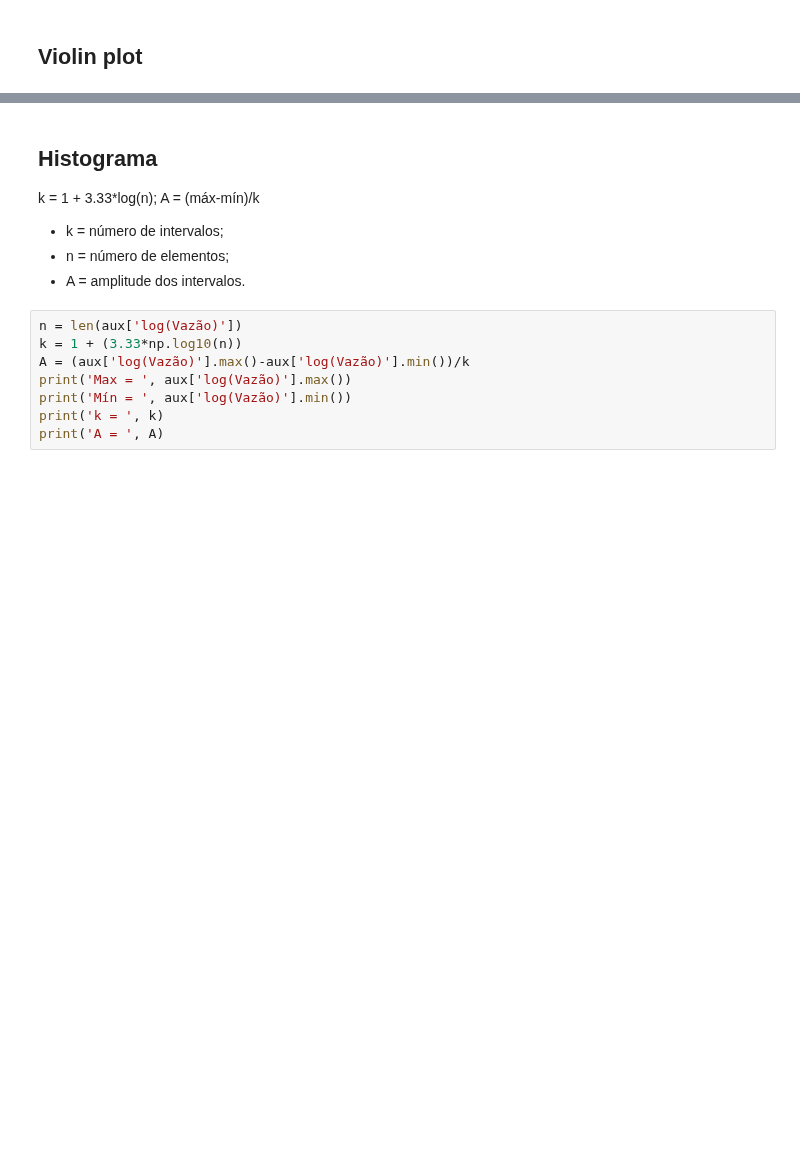
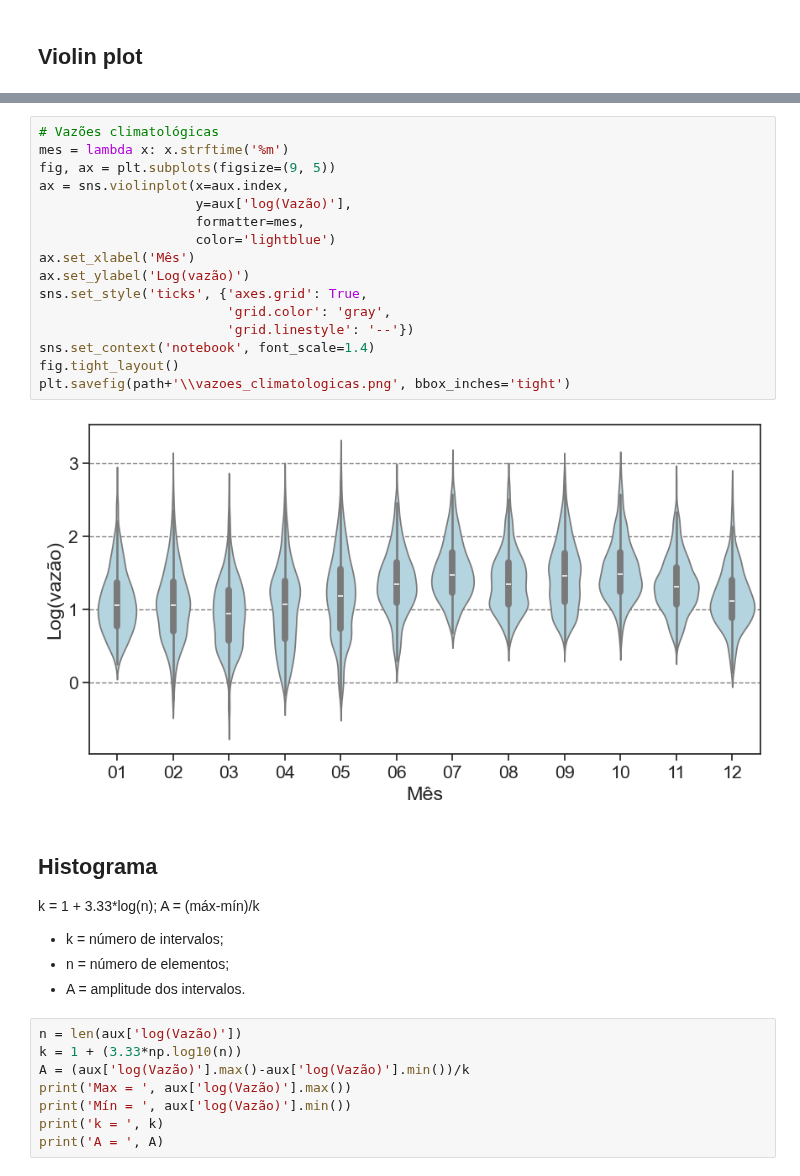
Before and after one commit to vitoria20241/Hidrologia, a Jupyter notebook: Notebooks/Trabalho_02.ipynb, the cells around one changed output, grey strips where cells are left out. Drawn from its saved outputs; the diff is of its cells as text; blank space fills up the shorter version.

```diff
--- a/Notebooks/Trabalho_02.ipynb
+++ b/Notebooks/Trabalho_02.ipynb
@@ -143,3 +148,21 @@ plt.savefig(path+'\\violin.png', bbox_inches='tight')
+# %%
+# Vazões climatológicas
+mes = lambda x: x.strftime('%m')
+fig, ax = plt.subplots(figsize=(9, 5))
+ax = sns.violinplot(x=aux.index,
+                    y=aux['log(Vazão)'],
+                    formatter=mes,
+                    color='lightblue')
+ax.set_xlabel('Mês')
+ax.set_ylabel('Log(vazão)')
+sns.set_style('ticks', {'axes.grid': True,
+                        'grid.color': 'gray',
+                        'grid.linestyle': '--'})
+sns.set_context('notebook', font_scale=1.4)
+fig.tight_layout()
+plt.savefig(path+'\\vazoes_climatologicas.png', bbox_inches='tight')
+# %% [output]
+[figure, added]
 # %% [markdown]
 ## Histograma
 k = 1 + 3.33*log(n);   A = (máx-mín)/k <br>
```
Also changed, not shown: parts of 8 cells of this notebook.
